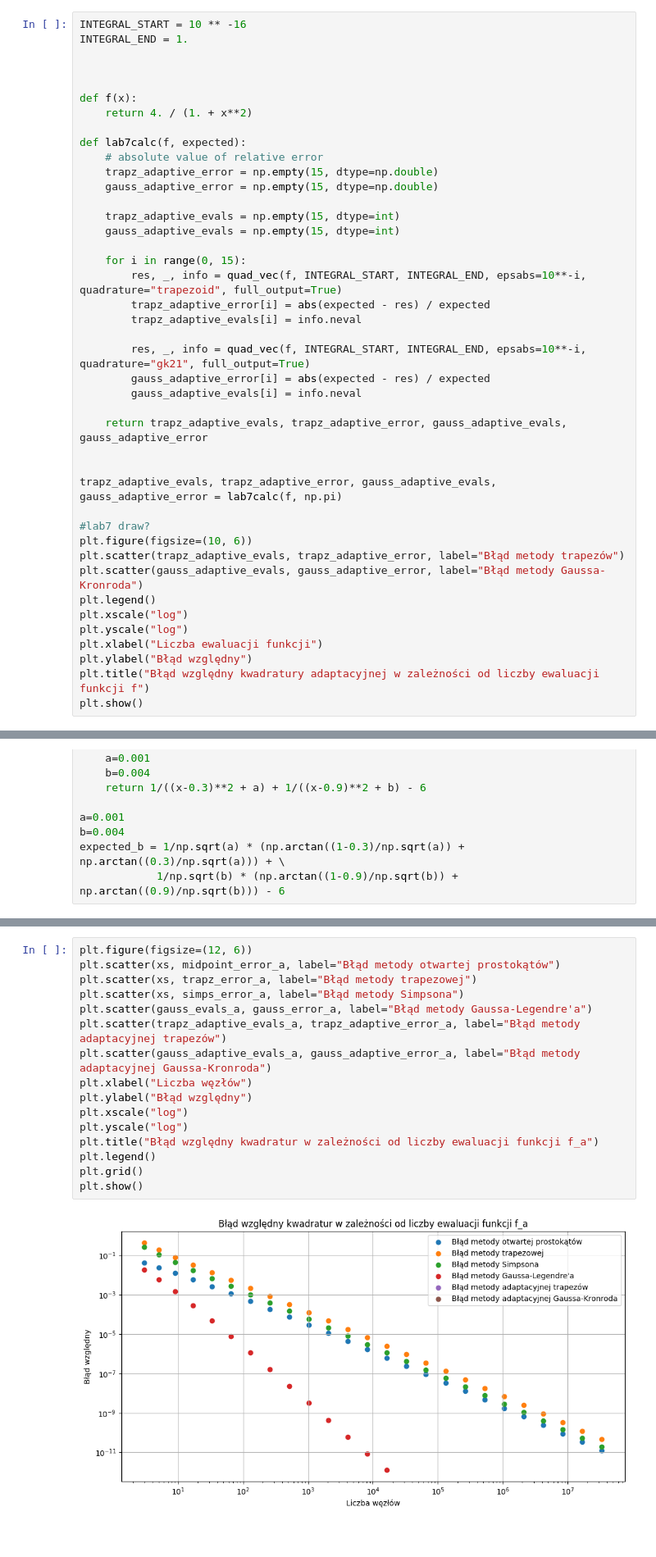
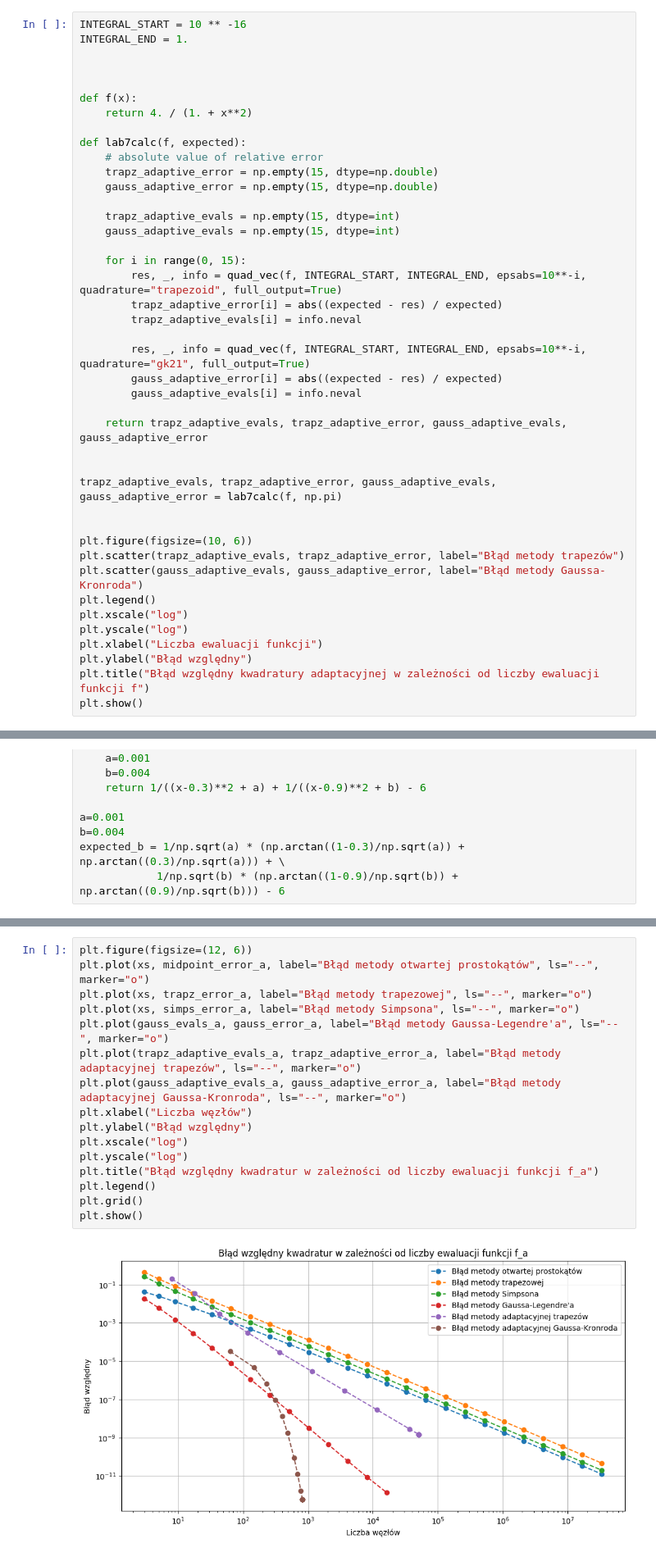
Before and after one commit to memecat5/MOWNIT, a Jupyter notebook: lab7/lab7.ipynb, the cells around one changed output, grey strips where cells are left out. Shown at 82% size. Drawn from its saved outputs; the diff is of its cells as text.

Commit message:
lab8 files and change plots in lab7

```diff
--- a/lab7/lab7.ipynb
+++ b/lab7/lab7.ipynb
@@ -26,11 +26,11 @@ def lab7calc(f, expected):
 
     for i in range(0, 15):
         res, _, info = quad_vec(f, INTEGRAL_START, INTEGRAL_END, epsabs=10**-i, quadrature="trapezoid", full_output=True)
-        trapz_adaptive_error[i] = abs(expected - res) / expected
+        trapz_adaptive_error[i] = abs((expected - res) / expected)
         trapz_adaptive_evals[i] = info.neval
 
         res, _, info = quad_vec(f, INTEGRAL_START, INTEGRAL_END, epsabs=10**-i, quadrature="gk21", full_output=True)
-        gauss_adaptive_error[i] = abs(expected - res) / expected
+        gauss_adaptive_error[i] = abs((expected - res) / expected)
         gauss_adaptive_evals[i] = info.neval
 
     return trapz_adaptive_evals, trapz_adaptive_error, gauss_adaptive_evals, gauss_adaptive_error
@@ -38,7 +38,7 @@ def lab7calc(f, expected):
 
 trapz_adaptive_evals, trapz_adaptive_error, gauss_adaptive_evals, gauss_adaptive_error = lab7calc(f, np.pi)
 
-#lab7 draw?
+
 plt.figure(figsize=(10, 6))
 plt.scatter(trapz_adaptive_evals, trapz_adaptive_error, label="Błąd metody trapezów")
 plt.scatter(gauss_adaptive_evals, gauss_adaptive_error, label="Błąd metody Gaussa-Kronroda")
@@ -159,21 +169,21 @@ trapz_adaptive_evals_a, trapz_adaptive_error_a, gauss_adaptive_evals_a, gauss_ad
 # %%
 plt.figure(figsize=(12, 6))
-plt.scatter(xs, midpoint_error_a, label="Błąd metody otwartej prostokątów")
-plt.scatter(xs, trapz_error_a, label="Błąd metody trapezowej")
-plt.scatter(xs, simps_error_a, label="Błąd metody Simpsona")
-plt.scatter(gauss_evals_a, gauss_error_a, label="Błąd metody Gaussa-Legendre'a")
-plt.scatter(trapz_adaptive_evals_a, trapz_adaptive_error_a, label="Błąd metody adaptacyjnej trapezów")
-plt.scatter(gauss_adaptive_evals_a, gauss_adaptive_error_a, label="Błąd metody adaptacyjnej Gaussa-Kronroda")
+plt.plot(xs, midpoint_error_a, label="Błąd metody otwartej prostokątów", ls="--", marker="o")
+plt.plot(xs, trapz_error_a, label="Błąd metody trapezowej", ls="--", marker="o")
+plt.plot(xs, simps_error_a, label="Błąd metody Simpsona", ls="--", marker="o")
+plt.plot(gauss_evals_a, gauss_error_a, label="Błąd metody Gaussa-Legendre'a", ls="--", marker="o")
+plt.plot(trapz_adaptive_evals_a, trapz_adaptive_error_a, label="Błąd metody adaptacyjnej trapezów", ls="--", marker="o")
+plt.plot(gauss_adaptive_evals_a, gauss_adaptive_error_a, label="Błąd metody adaptacyjnej Gaussa-Kronroda", ls="--", marker="o")
 plt.xlabel("Liczba węzłów")
 plt.ylabel("Błąd względny")
 plt.xscale("log")
 plt.yscale("log")
 plt.title("Błąd względny kwadratur w zależności od liczby ewaluacji funkcji f_a")
 plt.legend()
 plt.grid()
 plt.show()
 # %% [output]
-[figure, old version]
+[figure, new version]
 # %%
 # Previous calculations for f_b
 
```
Also changed, not shown: parts of 3 cells of this notebook, 4 other files.
